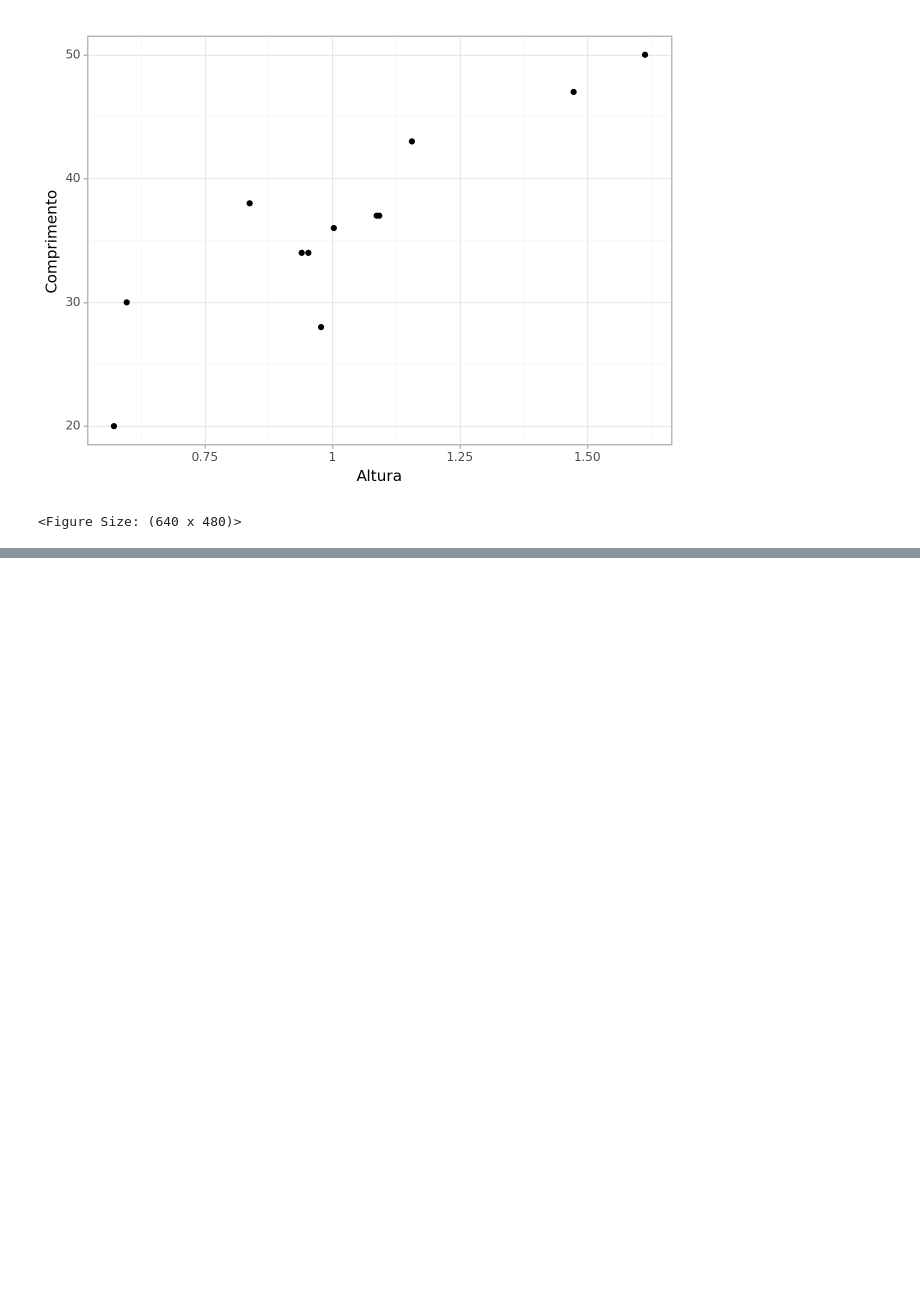
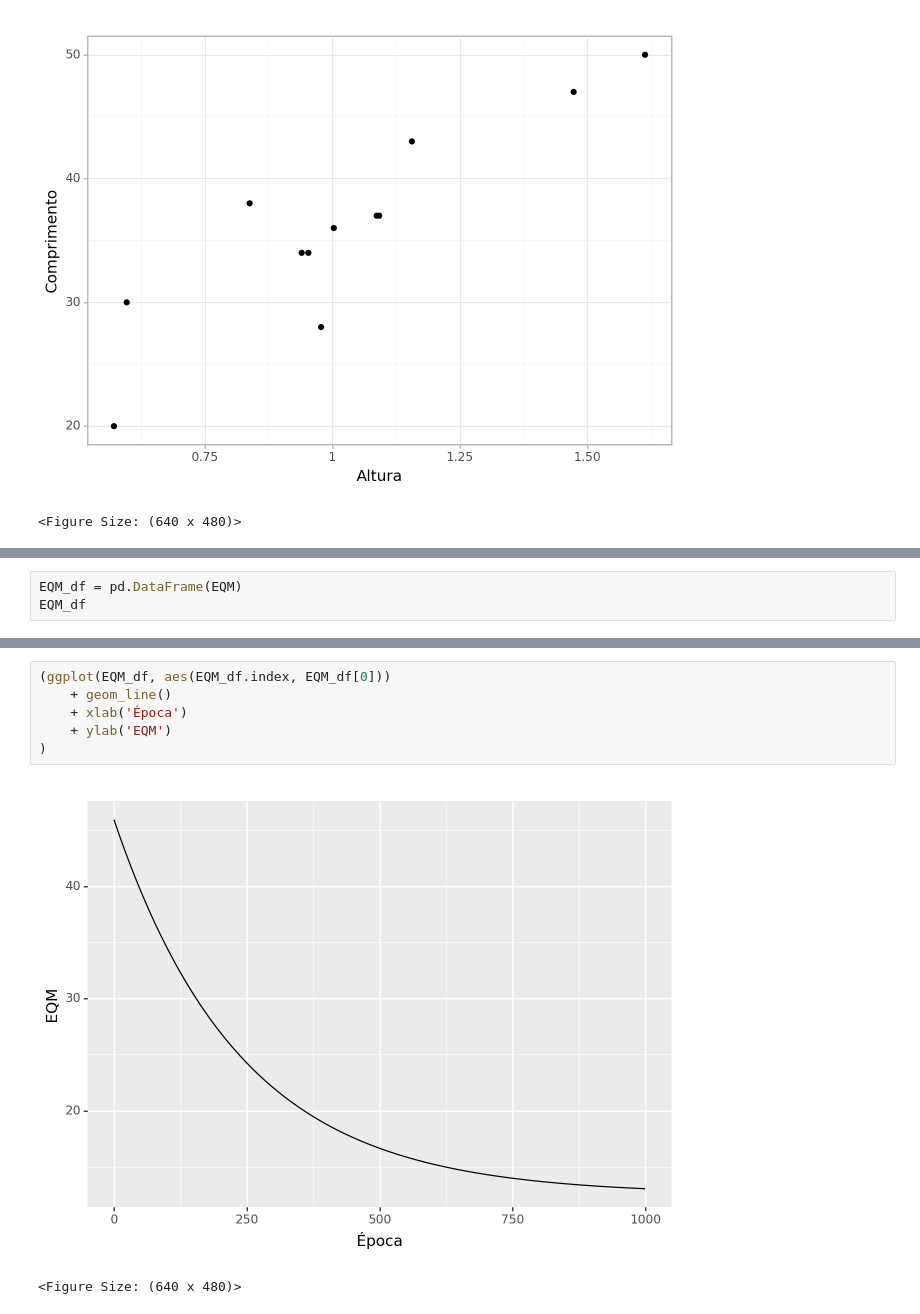
Before and after one commit to GustavoValenca/Introducao-a-Ciencia-de-Dados, a Jupyter notebook: Módulo 3 - Machine Learning/Regressão/Regressao_Linear_Univariada.ipynb, the cells around one changed output, grey strips where cells are left out. Drawn from its saved outputs; the diff is of its cells as text; blank space fills up the shorter version.

```diff
--- a/Módulo 3 - Machine Learning/Regressão/Regressao_Linear_Univariada.ipynb
+++ b/Módulo 3 - Machine Learning/Regressão/Regressao_Linear_Univariada.ipynb
@@ -40,0 +136,3 @@ df_shuffle = df.copy()
+# %%
+EQM_df = pd.DataFrame(EQM)
+EQM_df
@@ -40,0 +153,9 @@ df_shuffle = df.copy()
+# %%
+(ggplot(EQM_df, aes(EQM_df.index, EQM_df[0]))
+    + geom_line()
+    + xlab('Época')
+    + ylab('EQM')
+)
+# %% [output]
+[figure, added]
+<Figure Size: (640 x 480)>
```
Also changed, not shown: parts of 9 cells of this notebook.
